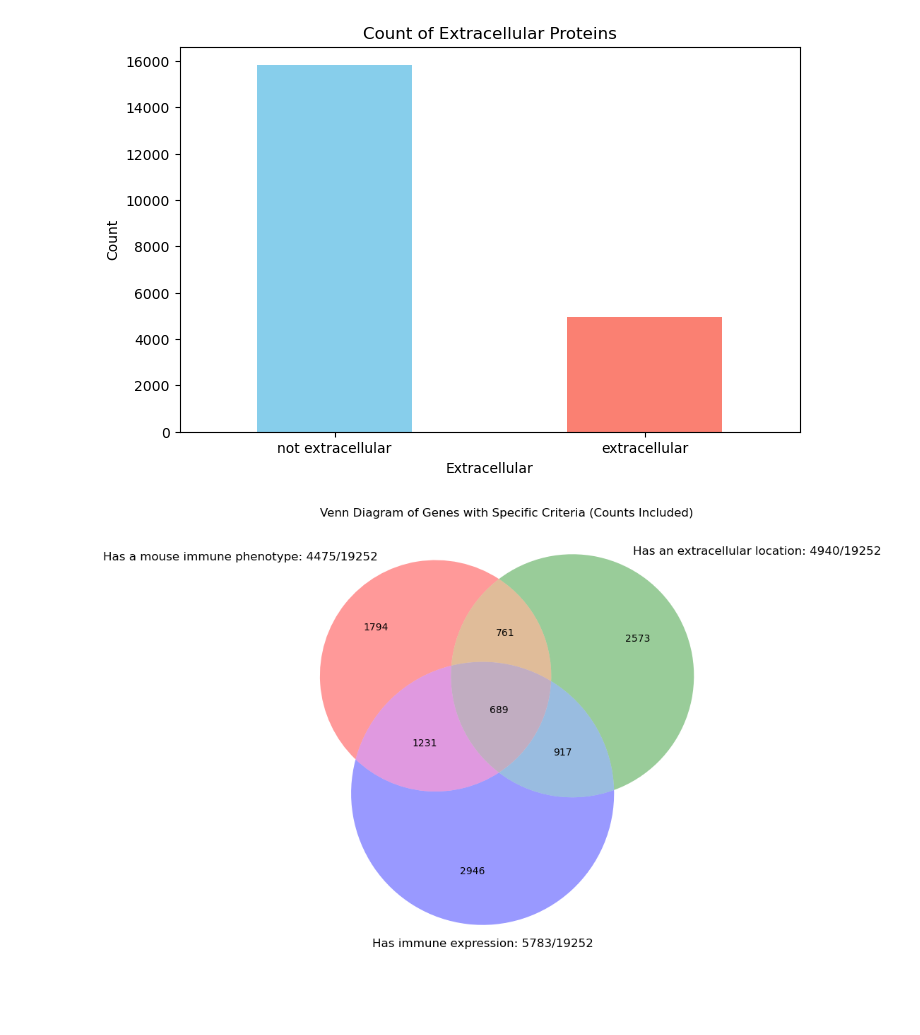
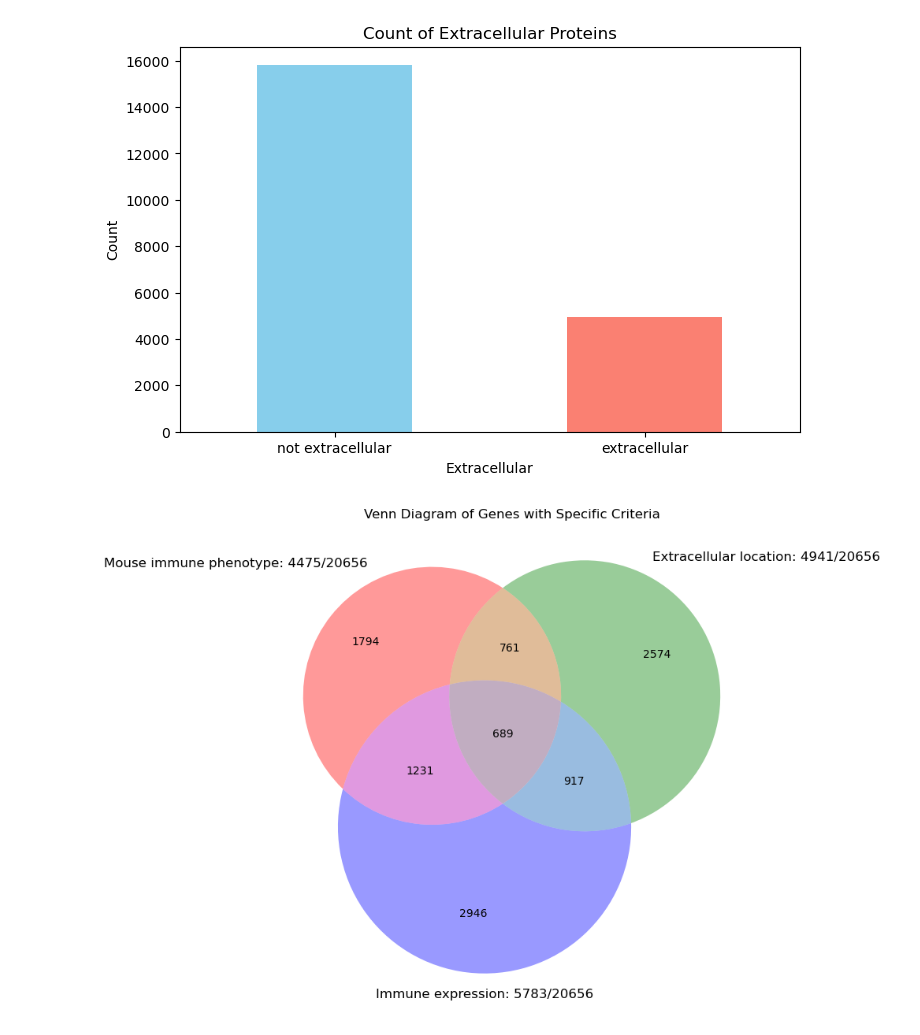
Before and after one commit to Arcadia-Science/2024-mimics-sandbox, a Jupyter notebook: notebooks/20241118-human-proteome-metadata.ipynb, the cells around one changed output. Drawn from its saved outputs; the diff is of its cells as text; code cells hidden in the pictures; blank space fills up the shorter version.

```diff
--- a/notebooks/20241118-human-proteome-metadata.ipynb
+++ b/notebooks/20241118-human-proteome-metadata.ipynb
@@ -11,7 +11,7 @@ import matplotlib.pyplot as plt
 from matplotlib_venn import venn3
 from upsetplot import UpSet
 # %%
-metadata = pd.read_csv(snakemake.input[0], low_memory=False)
+metadata = pd.read_csv("../outputs/metadata/human_metadata_combined.csv", low_memory=False)
 # %% [markdown]
 ##### Look at distribution of human proteins that we classified as extracellular vs. not
 # %%
@@ -27,32 +27,33 @@ plt.show()
 # %% [output]
 [figure]
 # %%
-immune_mousephe_yes = set(metadata[metadata['mouse_immune_phenotype'] == 'mouse immune phenotype']['uniprot'])
-extracellular_combined_yes = set(metadata[metadata['any_extracellular_location'] == 'extracellular']['uniprot'])
-immune_expression_yes = set(metadata[metadata['immune_expression'] == 'immune expression']['uniprot'])
+immune_mousephenotype = set(metadata[metadata['mouse_immune_phenotype'] ==
+                            'mouse immune phenotype']['uniprot'])
+extracellular = set(metadata[metadata['any_extracellular_location'] == 'extracellular']['uniprot'])
+immune_expression = set(metadata[metadata['immune_expression'] == 'immune expression']['uniprot'])
 
-total_genes = metadata['ensembl'].nunique()
-immune_mousephe_yes_count = len(immune_mousephe_yes)
-extracellular_combined_yes_count = len(extracellular_combined_yes)
-immune_expression_yes_count = len(immune_expression_yes)
+total_genes = metadata['uniprot'].nunique()
+immune_mousephenotype_count = len(immune_mousephenotype)
+extracellular_count = len(extracellular)
+immune_expression_count = len(immune_expression)
 
 # Set labels with counts for the Venn diagram
-immune_mousephe_label = f"Has a mouse immune phenotype: {immune_mousephe_yes_count}/{total_genes}"
-extracellular_combined_label = f"Has an extracellular location: {extracellular_combined_yes_count}/{total_genes}"
-immune_expression_label = f"Has immune expression: {immune_expression_yes_count}/{total_genes}"
+immune_mousephenotype_label = f"Mouse immune phenotype: {immune_mousephenotype_count}/{total_genes}"
+extracellular_label = f"Extracellular location: {extracellular_count}/{total_genes}"
+immune_expression_label = f"Immune expression: {immune_expression_count}/{total_genes}"
 
 # Plottin Venn diagram with the labels
 plt.figure(figsize=(8, 8))
 venn = venn3(
-    [immune_mousephe_yes, extracellular_combined_yes, immune_expression_yes],
-    (immune_mousephe_label, extracellular_combined_label, immune_expression_label)
+    [immune_mousephenotype, extracellular, immune_expression],
+    (immune_mousephenotype_label, extracellular_label, immune_expression_label)
 )
 
 # Add a title
-plt.title("Venn Diagram of Genes with Specific Criteria (Counts Included)")
+plt.title("Venn Diagram of Genes with Specific Criteria")
 plt.show()
 # %% [output]
-[figure, old version]
+[figure, new version]
 # %%
 # Create a new DataFrame with boolean columns for each criterion
 boolean_data = pd.DataFrame({
```
Also changed, not shown: parts of 2 cells of this notebook, 1 other file.
